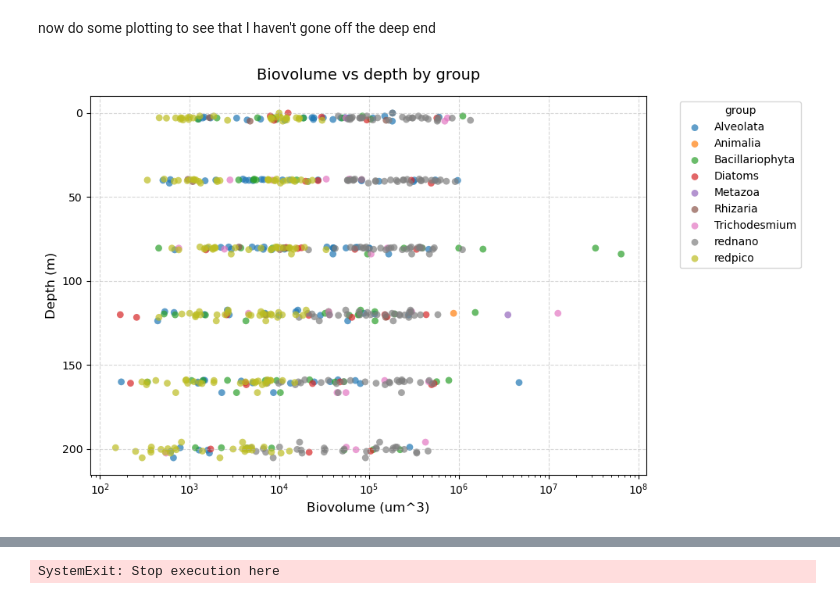
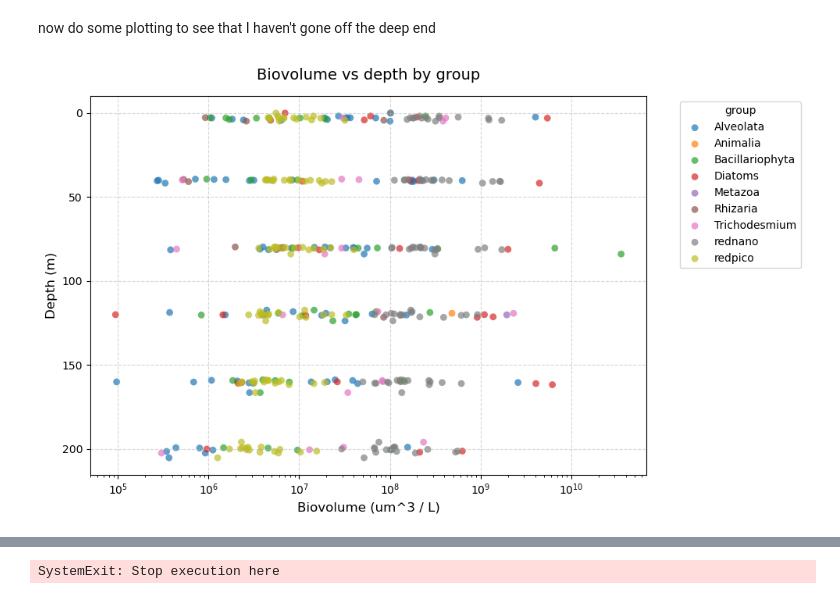
Before and after one commit to BIOS-SCOPE/BWrepos, a Jupyter notebook: convertSeaBASStoCMAP_v2.ipynb, the cells around one changed output, grey strips where cells are left out. Drawn from its saved outputs; the diff is of its cells as text; code cells hidden in the pictures.

```diff
--- a/convertSeaBASStoCMAP_v2.ipynb
+++ b/convertSeaBASStoCMAP_v2.ipynb
@@ -429,12 +442,12 @@ df_fc = df_fc[df_fc['data_provider_category_manual'].isin(catsKeep)]
 
 ###mmm...cannot just use count need to add up the numbers calculated in particles per L
 df_fc = df_fc.groupby(basics + ['data_provider_category_manual']).agg(
-    particles_perL=('particles_perL', 'sum'),
-    biovolume=('biovolume_calculated', 'sum')
+    abundance_perL=('abundance_perL', 'sum'),
+    biovolume_perL=('biovolume_perL', 'sum')
     ).reset_index()
 
 #do some rounding so we are not saving so many significant digits
-df_fc = df_fc.round({'particles_perL': 2, 'biovolume': 2})
+df_fc = df_fc.round({'abundance_perL': 1, 'biovolume_perL': 1})
 # %%
 df_fc.head()
 # %% [output]
@@ -484,33 +497,33 @@ now do some plotting to see that I haven't gone off the deep end
 # 1. Initialize the figure and axis
 fig, ax = plt.subplots(figsize=(10, 6))
 
 # 2. Group by category and plot each subset to automatically apply unique colors
 grouped = df.groupby('data_provider_category_manual')
 
 for name, group in grouped:
     ax.scatter(
-        group['biovolume'],
+        group['biovolume_perL'],
         group['depth'],
         label=name,
         alpha=0.7,
         edgecolors='none',
         s=40  # Dot size
     )
 
 # 3. Invert Y-axis so greater depths are at the bottom
 ax.invert_yaxis()
 
 # 4. Add labels, title, and styling
-ax.set_xlabel('Biovolume (um^3)', fontsize=12)
+ax.set_xlabel('Biovolume (um^3 / L)', fontsize=12)
 ax.set_ylabel('Depth (m)', fontsize=12)
 ax.set_title('Biovolume vs depth by group', fontsize=14, pad=15)
 ax.grid(True, linestyle='--', alpha=0.5)
 
 # 5. Place the legend outside the plot box so it doesn't overlap data points
 ax.legend(title='group', bbox_to_anchor=(1.05, 1), loc='upper left')
 ax.set_xscale('log')
 
 plt.tight_layout()
 plt.show()
 # %% [output]
-[figure, old version]
+[figure, new version]
```
Also changed, not shown: parts of 13 cells of this notebook, 2 other files.
